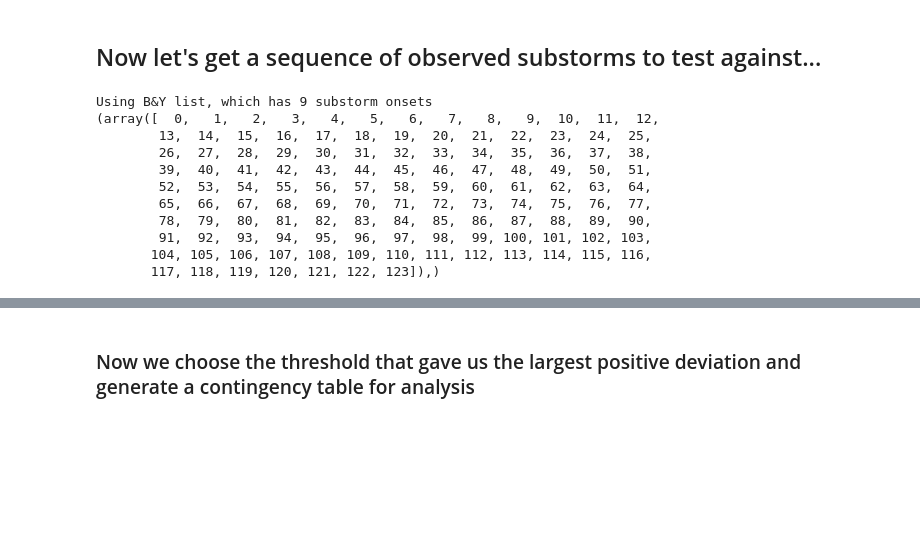
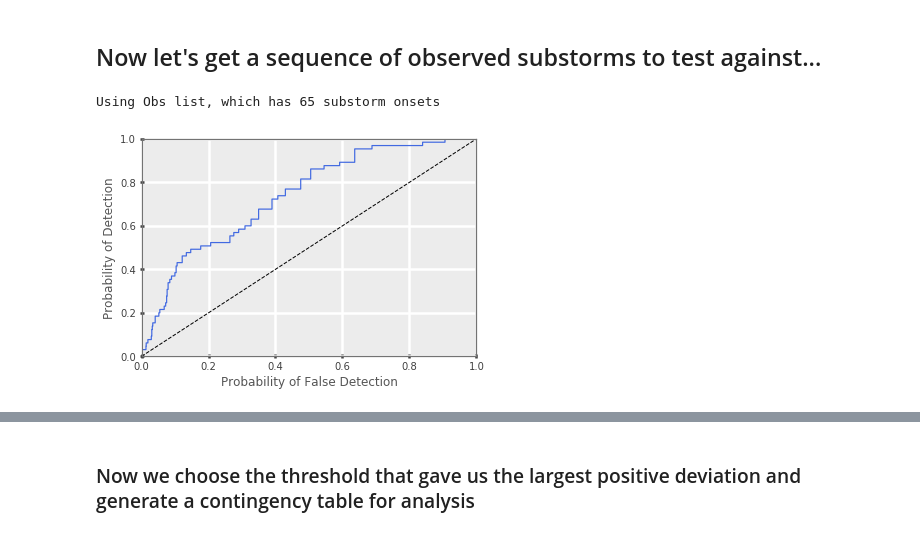
Before and after one commit to drsteve/MinimalSubstormModel, a Jupyter notebook: Notebooks/Perturbed input ensemble run of MSM.ipynb, the cells around one changed output, grey strips where cells are left out. Cells and saved outputs as stored; diff of their text form; code cells hidden in the pictures; blank space fills up the shorter version.

```diff
--- a/Notebooks/Perturbed input ensemble run of MSM.ipynb
+++ b/Notebooks/Perturbed input ensemble run of MSM.ipynb
@@ -277,7 +310,7 @@ if 1==0:
 #plt.savefig('PIens_compare_observed_intersubstorm.png')
 # %%
 SSyesno = []
-SSsource = 'B&Y' # ('Obs','SOPHIE','B&Y')
+SSsource = 'Obs' # ('Obs','SOPHIE','B&Y')
 for tt in windowticks.UTC:
     if SSsource.upper()=='OBS':
         SSyesno.append(np.any(np.logical_and(t_JHobs>tt-wh, t_JHobs<=tt+wh))) # JH list
@@ -289,26 +322,22 @@ for tt in windowticks.UTC:
         raise Exception
 SSyesno = dm.dmarray(SSyesno)
 print('Using {} list, which has {} substorm onsets'.format(SSsource, SSyesno.sum()))
-print(np.where(t_borov))
+#print(np.where(t_borov))
 # %% [output]
-Using B&Y list, which has 9 substorm onsets
-(array([  0,   1,   2,   3,   4,   5,   6,   7,   8,   9,  10,  11,  12,
-        13,  14,  15,  16,  17,  18,  19,  20,  21,  22,  23,  24,  25,
-        26,  27,  28,  29,  30,  31,  32,  33,  34,  35,  36,  37,  38,
-        39,  40,  41,  42,  43,  44,  45,  46,  47,  48,  49,  50,  51,
-        52,  53,  54,  55,  56,  57,  58,  59,  60,  61,  62,  63,  64,
-        65,  66,  67,  68,  69,  70,  71,  72,  73,  74,  75,  76,  77,
-        78,  79,  80,  81,  82,  83,  84,  85,  86,  87,  88,  89,  90,
-        91,  92,  93,  94,  95,  96,  97,  98,  99, 100, 101, 102, 103,
-       104, 105, 106, 107, 108, 109, 110, 111, 112, 113, 114, 115, 116,
-       117, 118, 119, 120, 121, 122, 123]),)
+Using Obs list, which has 65 substorm onsets
 # %%
 from sklearn.metrics import roc_curve
 from verify import Contingency2x2
-fpr, tpr, thresholds = roc_curve(SSyesno, np.asarray(numSS)/5.)
-thresholds = np.asarray(thresholds)
+from verify.plot import rocCurve, reliabilityDiagram
+#fpr, tpr, thresholds = roc_curve(SSyesno, np.asarray(numSS)/5.)
+result = rocCurve(np.asarray(numSS)/5., SSyesno, nthresh=1000)
+thresholds = result['Thresholds']
+tpr = result['POD'][1:-1]
+fpr = result['POFD'][1:-1]
 EnsembleThresh = thresholds[np.argmax(tpr-fpr)]
 FPRAtThresh = fpr[thresholds==EnsembleThresh]
+# %% [output]
+[figure, added]
 # %%
 plt.plot(fpr, tpr, lw=2)
 plt.plot([0, 1], [0, 1], 'k--')
```
Also changed, not shown: parts of 30 cells of this notebook.
